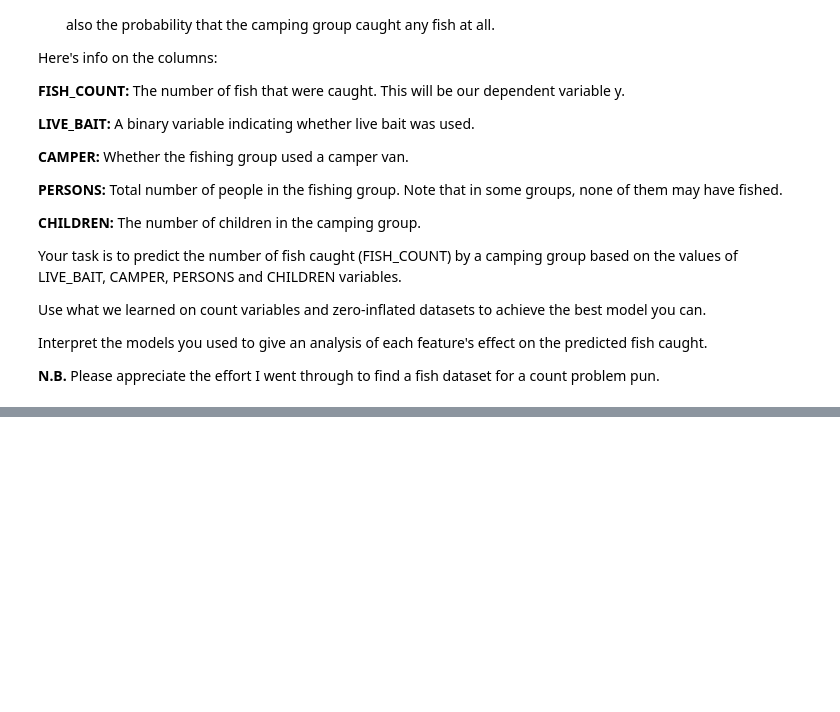
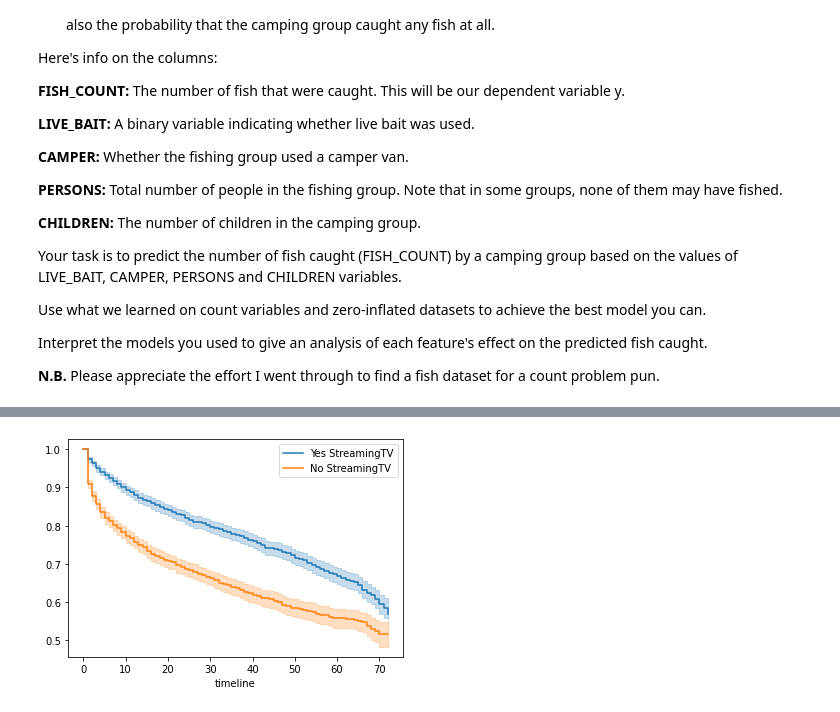
Before and after one commit to cb-ds-1/3-7-glm, a Jupyter notebook: workshop.ipynb, the cells around one changed output, grey strips where cells are left out. Saved outputs shown, nothing was run; the diff lists cells and outputs as text; code cells hidden in the pictures; blank space fills up the shorter version.

```diff
--- a/workshop.ipynb
+++ b/workshop.ipynb
@@ -95,0 +441,34 @@ Use either lifelines or statsmodels to implement a survival regression model pre
+# %%
+df = pd.read_csv('data/telco_churn.csv')
+#Yes or No only
+
+y_n = ['Partner','Dependents','PhoneService','PaperlessBilling','Churn']
+
+df[y_n] = df[y_n].eq('Yes').mul(1)
+
+#Yes or No or No int
+y_n_n  = ['OnlineSecurity','OnlineBackup','DeviceProtection','TechSupport','StreamingMovies','StreamingTV']
+
+df[y_n_n] = df[y_n_n].replace(('No internet service','No','Yes'),(np.nan,0,1))
+
+#Drop rows where people simply don't have internet service since we are looking at streaming
+null_ = (df[df['StreamingTV'].isnull()==True].index) #Need to drop NaN Values
+df.drop(df.index[null_],inplace=True)
+# %%
+#With dropped rows to make graph look like above
+
+from lifelines import KaplanMeierFitter
+
+T = df.tenure
+E = df.Churn
+
+kmf = KaplanMeierFitter()
+kmf.fit(T,E)
+groups = df.StreamingTV
+ix = (groups == 0)
+kmf.fit(T[~ix],E[~ix],label='Yes StreamingTV')
+ax = kmf.plot_survival_function()
+kmf.fit(T[ix],E[ix],label='No StreamingTV')
+ax = kmf.plot_survival_function(ax=ax)
+# %% [output]
+[figure, added]
```
Also changed, not shown: parts of 41 cells of this notebook.
